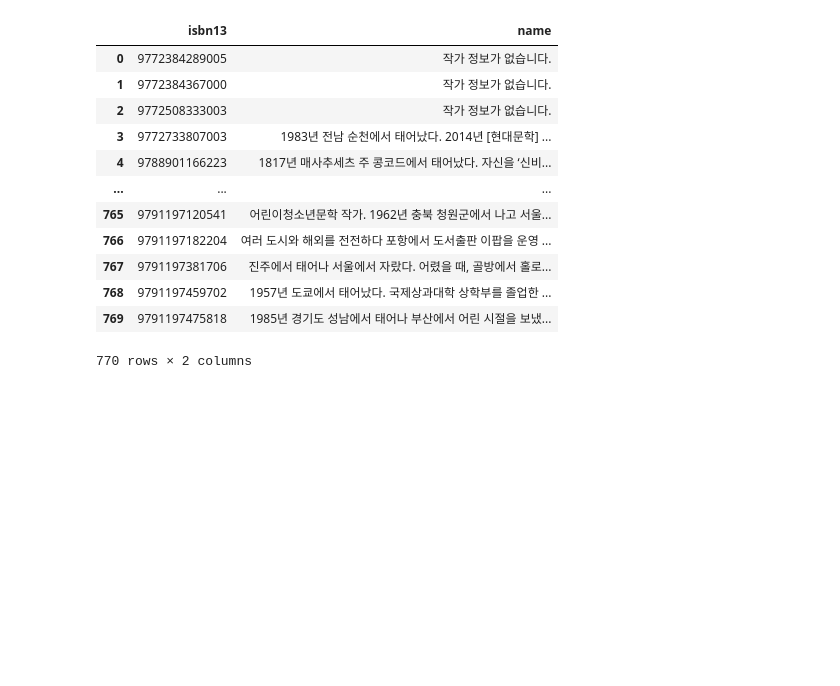
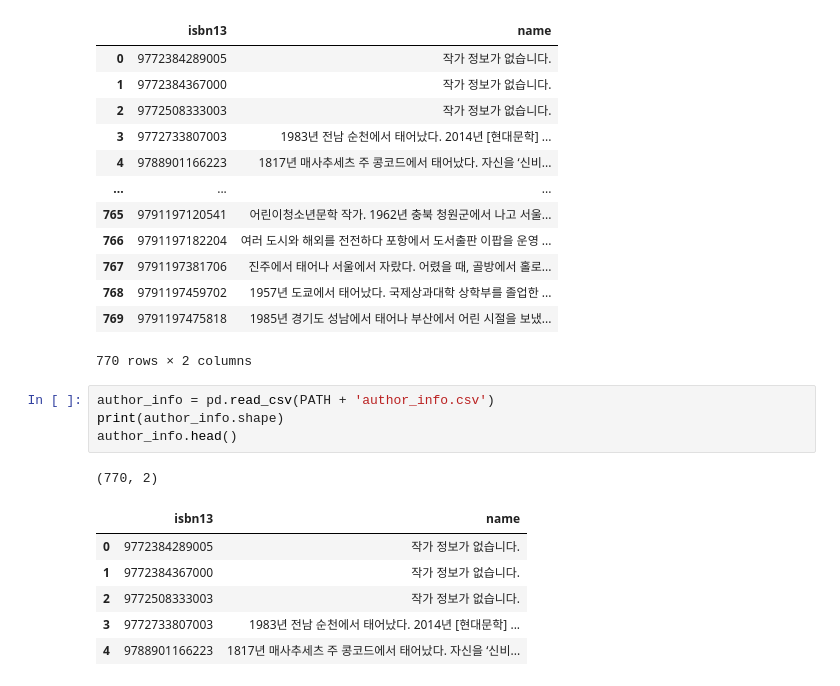
Before and after one commit to DahyeonWoo/RecoBook, a Jupyter notebook: project/CrawlingData/author_crawler.ipynb, the cells around one changed output. Saved outputs shown, nothing was run; the diff lists cells and outputs as text; blank space fills up the shorter version.

```diff
--- a/project/CrawlingData/author_crawler.ipynb
+++ b/project/CrawlingData/author_crawler.ipynb
@@ -185,3 +185,15 @@ sub
 | 768 | 9791197459702 | 1957년 도쿄에서 태어났다. 국제상과대학 상학부를 졸업한 ... |
 | 769 | 9791197475818 | 1985년 경기도 성남에서 태어나 부산에서 어린 시절을 보냈... |
 770 rows × 2 columns
+# %%
+author_info = pd.read_csv(PATH + 'author_info.csv')
+print(author_info.shape)
+author_info.head()
+# %% [output]
+(770, 2)
+|  | isbn13 | name |
+| 0 | 9772384289005 | 작가 정보가 없습니다. |
+| 1 | 9772384367000 | 작가 정보가 없습니다. |
+| 2 | 9772508333003 | 작가 정보가 없습니다. |
+| 3 | 9772733807003 | 1983년 전남 순천에서 태어났다. 2014년 [현대문학] ... |
+| 4 | 9788901166223 | 1817년 매사추세츠 주 콩코드에서 태어났다. 자신을 ‘신비... |
```
Also changed, not shown: parts of 5 cells of this notebook, 4 other files.
